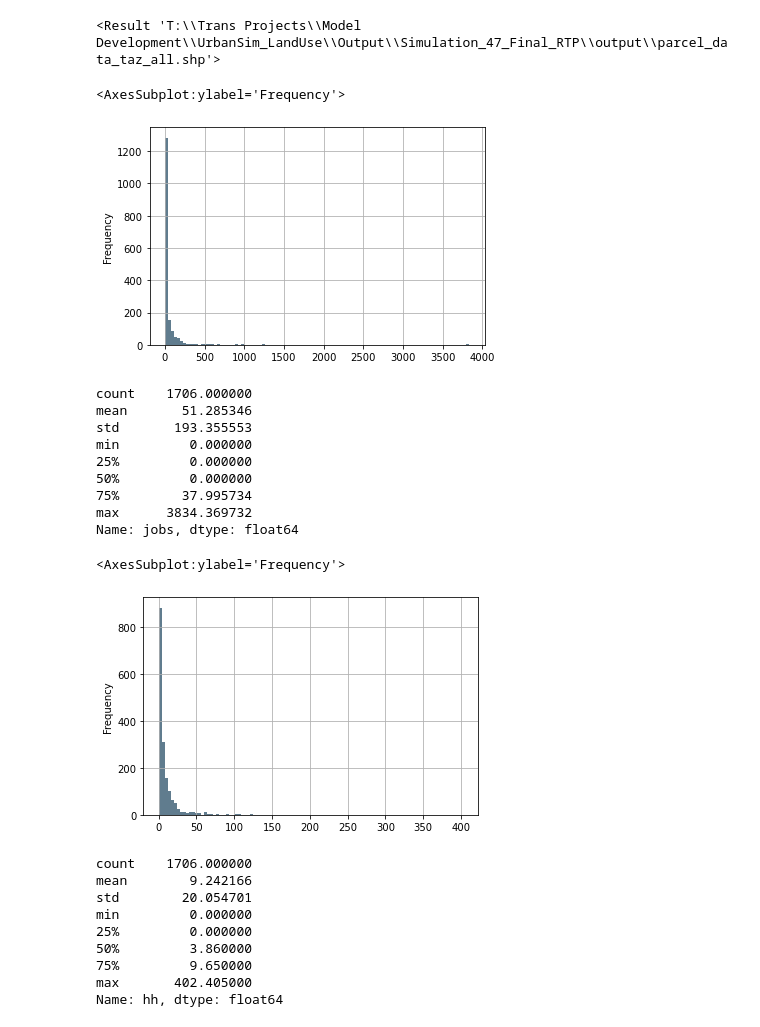
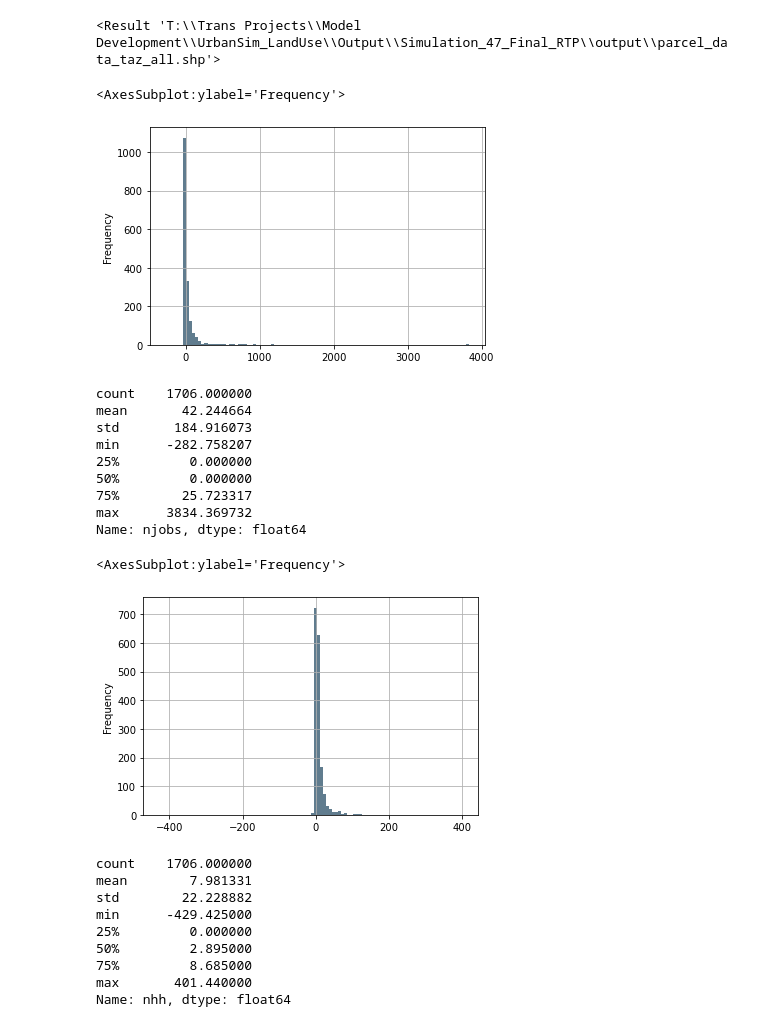
Before and after one commit to dongmeic/ModelsStoryMap, a Jupyter notebook: data/append_data_by_taz.ipynb, the cells around one changed output. Drawn from its saved outputs; the diff is of its cells as text; code cells hidden in the pictures.

```diff
--- a/data/append_data_by_taz.ipynb
+++ b/data/append_data_by_taz.ipynb
@@ -62,36 +58,36 @@ import geopandas as gpd
 # %%
 taz_parcel = gpd.read_file(os.path.join(path, 'output', 'parcel_data_taz_all.shp'))
 # %%
-taz_parcel['jobs'].plot.hist(grid=True, bins=100, rwidth=1.2, color='#607c8e')
+taz_parcel['njobs'].plot.hist(grid=True, bins=100, rwidth=1.2, color='#607c8e')
 # %% [output]
 <AxesSubplot:ylabel='Frequency'>
-[figure, old version]
+[figure, new version]
 # %%
-taz_parcel['jobs'].describe()
+taz_parcel['njobs'].describe()
 # %% [output]
 count    1706.000000
-mean       51.285346
-std       193.355553
-min         0.000000
+mean       42.244664
+std       184.916073
+min      -282.758207
 25%         0.000000
 50%         0.000000
-75%        37.995734
+75%        25.723317
 max      3834.369732
-Name: jobs, dtype: float64
+Name: njobs, dtype: float64
 # %%
-taz_parcel['hh'].plot.hist(grid=True, bins=100, rwidth=1.2, color='#607c8e')
+taz_parcel['nhh'].plot.hist(grid=True, bins=100, rwidth=1.2, color='#607c8e')
 # %% [output]
 <AxesSubplot:ylabel='Frequency'>
-[figure, old version]
+[figure, new version]
 # %%
-taz_parcel['hh'].describe()
+taz_parcel['nhh'].describe()
 # %% [output]
 count    1706.000000
-mean        9.242166
-std        20.054701
-min         0.000000
+mean        7.981331
+std        22.228882
+min      -429.425000
 25%         0.000000
-50%         3.860000
-75%         9.650000
-max       402.405000
-Name: hh, dtype: float64
+50%         2.895000
+75%         8.685000
+max       401.440000
+Name: nhh, dtype: float64
```
Also changed, not shown: parts of 1 cell of this notebook, 3 other files.
